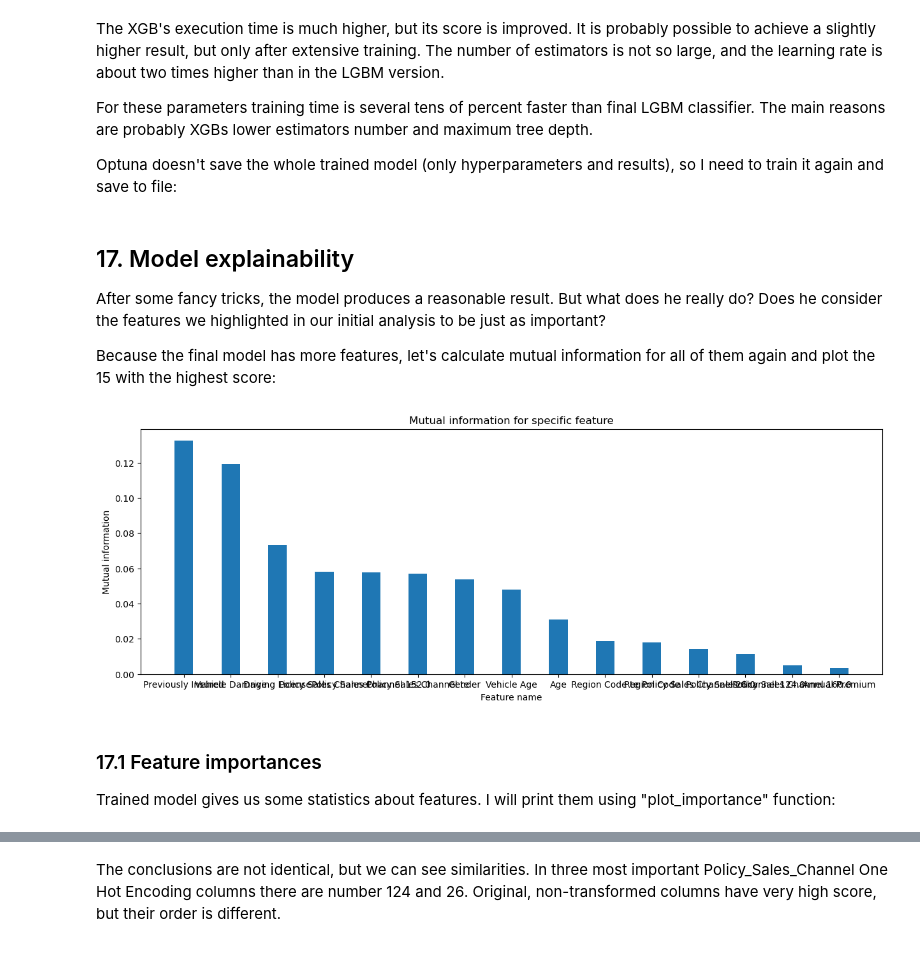
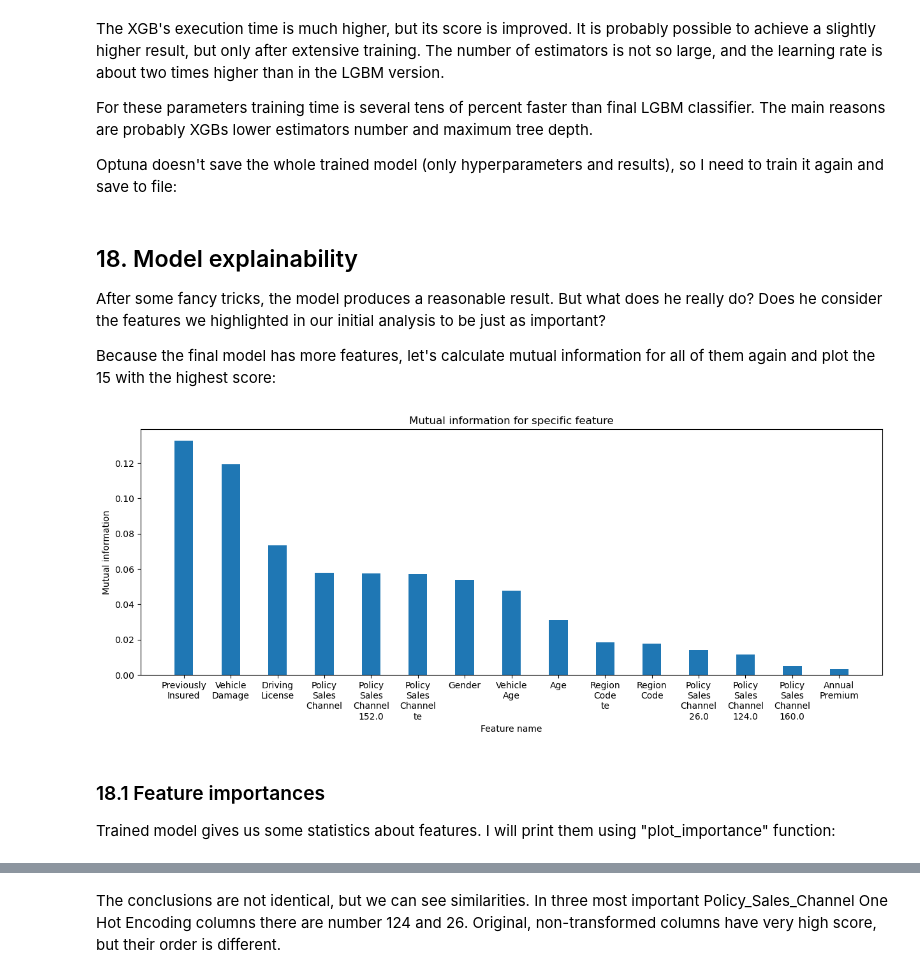
Before and after one commit to jansowa/health-insurance-cross-sell-prediction, a Jupyter notebook: article-proper-transformer.ipynb, the cells around one changed output, grey strips where cells are left out. Cells and saved outputs as stored; diff of their text form; code cells hidden in the pictures.

```diff
--- a/article-proper-transformer.ipynb
+++ b/article-proper-transformer.ipynb
@@ -1021,27 +1000,37 @@ xgb.save_model("xgb-model4.json")
+# %%
+params = study.best_trial.params
+
+xgb = XGBClassifier(random_state=42, eval_metric="logloss", learning_rate=params["learning_rate"], max_depth=params["max_depth"], n_estimators=params["n_estimators"], subsample=params["subsample"], min_child_weight=params["min_child_weight"], gamma=params["gamma"], colsample_bytree=params["colsample_bytree"], reg_alpha=params["reg_alpha"])
+transformer = ColumnTransformer(transformers=[('pwrtrans', PowerTransformer(), columns_for_transformer)], remainder='passthrough')
+encoder = TargetEncoder(cols=['Policy_Sales_Channel', 'Region_Code'], smoothing=params["te_smoothing"])
+model = make_pipeline(encoder, transformer, xgb)
+model.fit(X_dropped, y)
+
+xgb.save_model("xgb-model5.json")
 # %% [markdown]
-## 17. Model explainability
+## 18. Model explainability
 
 After some fancy tricks, the model produces a reasonable result. But what does he really do? Does he consider the features we highlighted in our initial analysis to be just as important?
 
 Because the final model has more features, let's calculate mutual information for all of them again and plot the 15 with the highest score:
-# %%
-mi = mutual_info_classif(X_dropped, y, random_state=42)
-
-data = pd.Series(mi, name="MI Scores", index=X_dropped.columns).sort_values(ascending=False)
-region_code = list(map(underscore_to_space, data.index.tolist()))
-customers = list(data.values.tolist())
-
-fig = plt.figure(figsize = (15, 5))
-plt.bar(region_code[:15], customers[:15],
-        width = 0.4)
-
-plt.xlabel("Feature name")
-plt.ylabel("Mutual information")
-plt.title("Mutual information for specific feature")
-plt.show()
-# %% [output]
-[figure, removed]
+# %%
+mi = mutual_info_classif(X_dropped, y, random_state=42)
+
+data = pd.Series(mi, name="MI Scores", index=X_dropped.columns).sort_values(ascending=False)
+region_code = list(map(underscore_to_newline, data.index.tolist()))
+customers = list(data.values.tolist())
+
+fig = plt.figure(figsize = (15, 5))
+plt.bar(region_code[:15], customers[:15],
+        width = 0.4)
+
+plt.xlabel("Feature name")
+plt.ylabel("Mutual information")
+plt.title("Mutual information for specific feature")
+plt.show()
+# %% [output]
+[figure, added]
 # %% [markdown]
-### 17.1 Feature importances
+### 18.1 Feature importances
 
 Trained model gives us some statistics about features. I will print them using "plot_importance" function:
```
Also changed, not shown: parts of 23 cells of this notebook.
